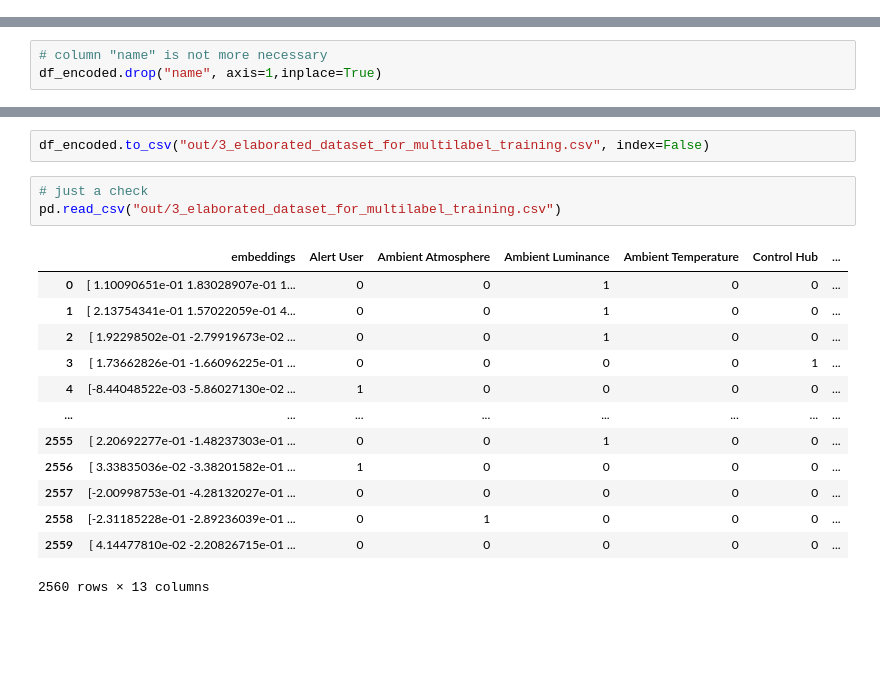
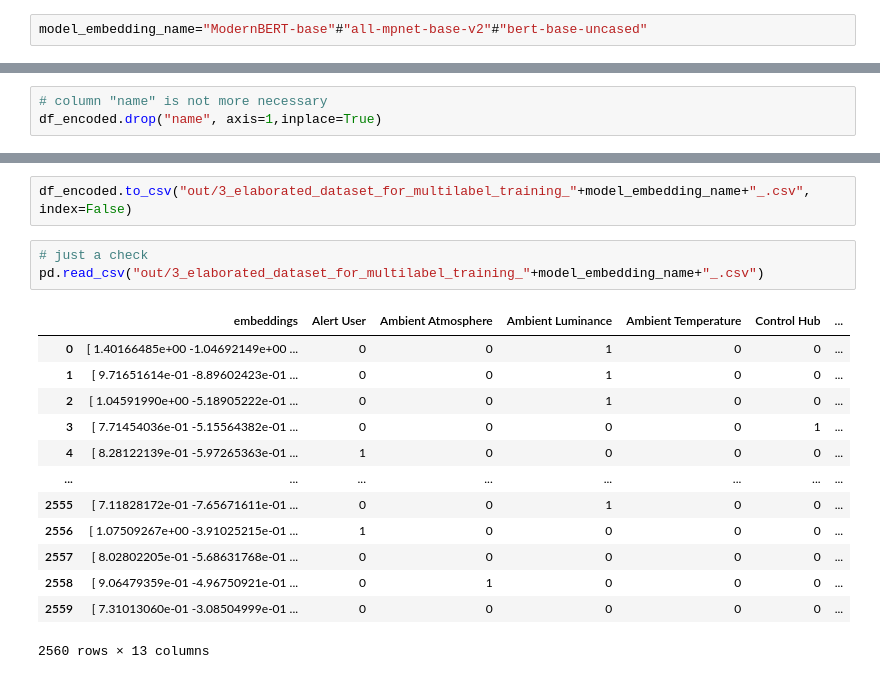
Before and after one commit to nicolaleo/TAP_user_intention_prediction, a Jupyter notebook: 03_dataset_manipulation_for_multilabel_classification.ipynb, the cells around one changed output, grey strips where cells are left out. Saved outputs shown, nothing was run; the diff lists cells and outputs as text; blank space fills up the shorter version.

```diff
--- a/03_dataset_manipulation_for_multilabel_classification.ipynb
+++ b/03_dataset_manipulation_for_multilabel_classification.ipynb
@@ -5,4 +5,6 @@ import pandas as pd
 
 
 pd.set_option('display.max_columns', None)
+# %%
+model_embedding_name="ModernBERT-base"#"all-mpnet-base-v2"#"bert-base-uncased"
 # %%
@@ -147,20 +155,20 @@ df_encoded
 2560 rows × 13 columns
 # %%
-df_encoded.to_csv("out/3_elaborated_dataset_for_multilabel_training.csv", index=False)
+df_encoded.to_csv("out/3_elaborated_dataset_for_multilabel_training_"+model_embedding_name+"_.csv", index=False)
 # %%
 # just a check
-pd.read_csv("out/3_elaborated_dataset_for_multilabel_training.csv")
+pd.read_csv("out/3_elaborated_dataset_for_multilabel_training_"+model_embedding_name+"_.csv")
 # %% [output]
 |  | embeddings | Alert User | Ambient Atmosphere | Ambient Luminance | Ambient Temperature | Control Hub | ... |
-| 0 | [ 1.10090651e-01 1.83028907e-01 1... | 0 | 0 | 1 | 0 | 0 | ... |
-| 1 | [ 2.13754341e-01 1.57022059e-01 4... | 0 | 0 | 1 | 0 | 0 | ... |
-| 2 | [ 1.92298502e-01 -2.79919673e-02 ... | 0 | 0 | 1 | 0 | 0 | ... |
-| 3 | [ 1.73662826e-01 -1.66096225e-01 ... | 0 | 0 | 0 | 0 | 1 | ... |
-| 4 | [-8.44048522e-03 -5.86027130e-02 ... | 1 | 0 | 0 | 0 | 0 | ... |
+| 0 | [ 1.40166485e+00 -1.04692149e+00 ... | 0 | 0 | 1 | 0 | 0 | ... |
+| 1 | [ 9.71651614e-01 -8.89602423e-01 ... | 0 | 0 | 1 | 0 | 0 | ... |
+| 2 | [ 1.04591990e+00 -5.18905222e-01 ... | 0 | 0 | 1 | 0 | 0 | ... |
+| 3 | [ 7.71454036e-01 -5.15564382e-01 ... | 0 | 0 | 0 | 0 | 1 | ... |
+| 4 | [ 8.28122139e-01 -5.97265363e-01 ... | 1 | 0 | 0 | 0 | 0 | ... |
 | ... | ... | ... | ... | ... | ... | ... | ... |
-| 2555 | [ 2.20692277e-01 -1.48237303e-01 ... | 0 | 0 | 1 | 0 | 0 | ... |
-| 2556 | [ 3.33835036e-02 -3.38201582e-01 ... | 1 | 0 | 0 | 0 | 0 | ... |
-| 2557 | [-2.00998753e-01 -4.28132027e-01 ... | 0 | 0 | 0 | 0 | 0 | ... |
-| 2558 | [-2.31185228e-01 -2.89236039e-01 ... | 0 | 1 | 0 | 0 | 0 | ... |
-| 2559 | [ 4.14477810e-02 -2.20826715e-01 ... | 0 | 0 | 0 | 0 | 0 | ... |
+| 2555 | [ 7.11828172e-01 -7.65671611e-01 ... | 0 | 0 | 1 | 0 | 0 | ... |
+| 2556 | [ 1.07509267e+00 -3.91025215e-01 ... | 1 | 0 | 0 | 0 | 0 | ... |
+| 2557 | [ 8.02802205e-01 -5.68631768e-01 ... | 0 | 0 | 0 | 0 | 0 | ... |
+| 2558 | [ 9.06479359e-01 -4.96750921e-01 ... | 0 | 1 | 0 | 0 | 0 | ... |
+| 2559 | [ 7.31013060e-01 -3.08504999e-01 ... | 0 | 0 | 0 | 0 | 0 | ... |
 2560 rows × 13 columns
```
Also changed, not shown: parts of 6 cells of this notebook, 6 other files.
